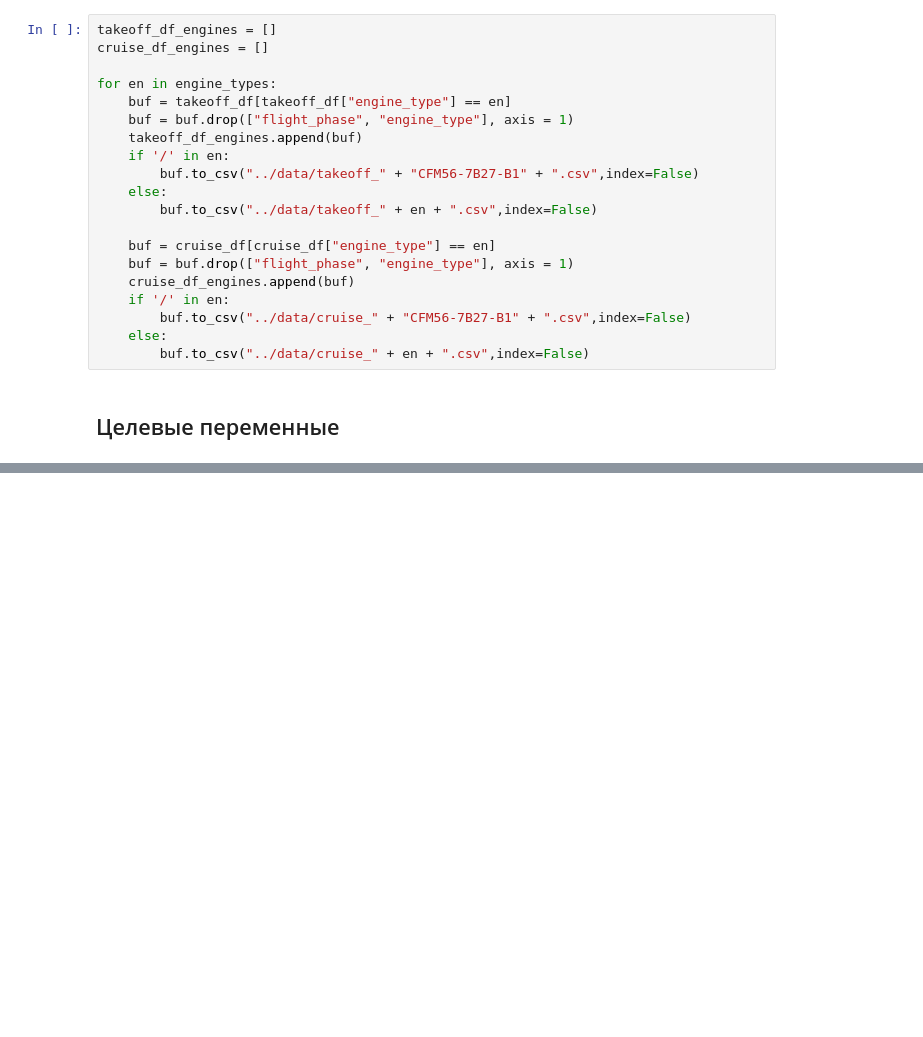
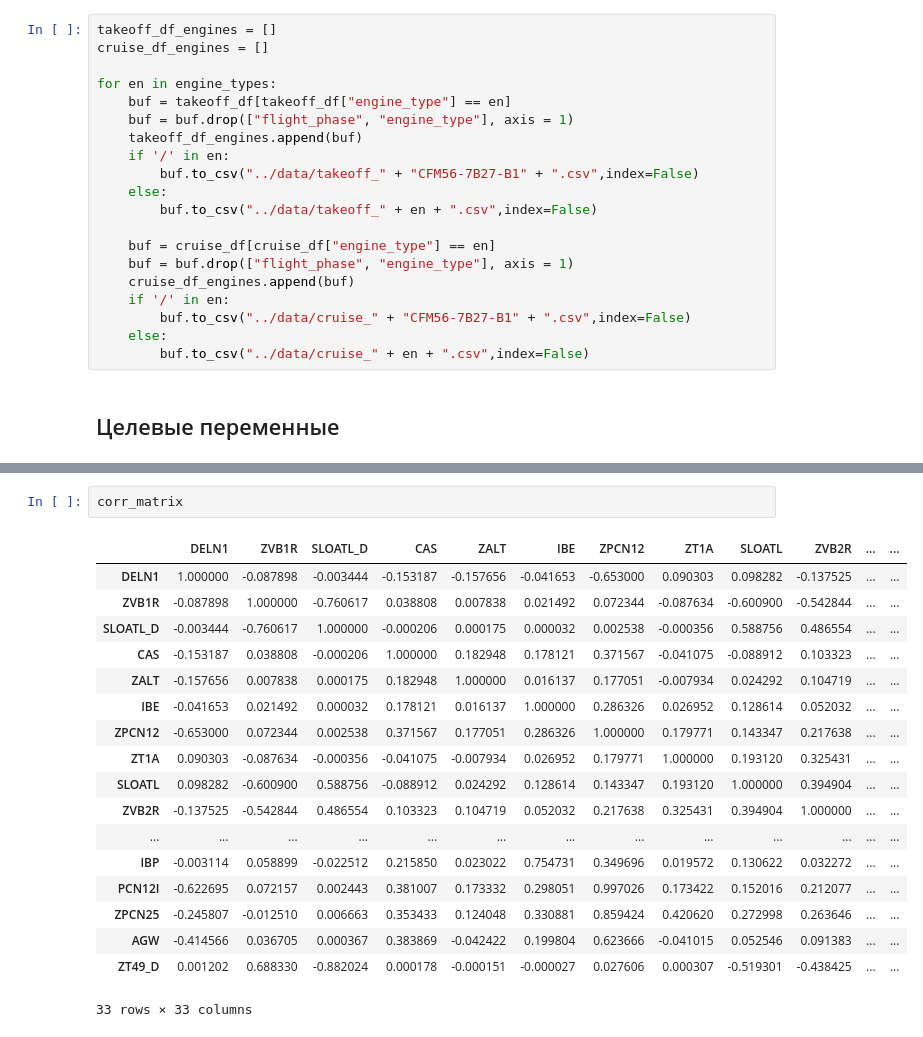
Before and after one commit to tainella/SkyRulers, a Jupyter notebook: ML/notebooks/parser.ipynb, the cells around one changed output, grey strips where cells are left out. Cells and saved outputs as stored; diff of their text form; blank space fills up the shorter version.

```diff
--- a/ML/notebooks/parser.ipynb
+++ b/ML/notebooks/parser.ipynb
@@ -130,0 +322,21 @@ df["engine_id"].unique()[0]
+# %%
+corr_matrix
+# %% [output]
+|  | DELN1 | ZVB1R | SLOATL_D | CAS | ZALT | IBE | ZPCN12 | ZT1A | SLOATL | ZVB2R | ... | ... |
+| DELN1 | 1.000000 | -0.087898 | -0.003444 | -0.153187 | -0.157656 | -0.041653 | -0.653000 | 0.090303 | 0.098282 | -0.137525 | ... | ... |
+| ZVB1R | -0.087898 | 1.000000 | -0.760617 | 0.038808 | 0.007838 | 0.021492 | 0.072344 | -0.087634 | -0.600900 | -0.542844 | ... | ... |
+| SLOATL_D | -0.003444 | -0.760617 | 1.000000 | -0.000206 | 0.000175 | 0.000032 | 0.002538 | -0.000356 | 0.588756 | 0.486554 | ... | ... |
+| CAS | -0.153187 | 0.038808 | -0.000206 | 1.000000 | 0.182948 | 0.178121 | 0.371567 | -0.041075 | -0.088912 | 0.103323 | ... | ... |
+| ZALT | -0.157656 | 0.007838 | 0.000175 | 0.182948 | 1.000000 | 0.016137 | 0.177051 | -0.007934 | 0.024292 | 0.104719 | ... | ... |
+| IBE | -0.041653 | 0.021492 | 0.000032 | 0.178121 | 0.016137 | 1.000000 | 0.286326 | 0.026952 | 0.128614 | 0.052032 | ... | ... |
+| ZPCN12 | -0.653000 | 0.072344 | 0.002538 | 0.371567 | 0.177051 | 0.286326 | 1.000000 | 0.179771 | 0.143347 | 0.217638 | ... | ... |
+| ZT1A | 0.090303 | -0.087634 | -0.000356 | -0.041075 | -0.007934 | 0.026952 | 0.179771 | 1.000000 | 0.193120 | 0.325431 | ... | ... |
+| SLOATL | 0.098282 | -0.600900 | 0.588756 | -0.088912 | 0.024292 | 0.128614 | 0.143347 | 0.193120 | 1.000000 | 0.394904 | ... | ... |
+| ZVB2R | -0.137525 | -0.542844 | 0.486554 | 0.103323 | 0.104719 | 0.052032 | 0.217638 | 0.325431 | 0.394904 | 1.000000 | ... | ... |
+| ... | ... | ... | ... | ... | ... | ... | ... | ... | ... | ... | ... | ... |
+| IBP | -0.003114 | 0.058899 | -0.022512 | 0.215850 | 0.023022 | 0.754731 | 0.349696 | 0.019572 | 0.130622 | 0.032272 | ... | ... |
+| PCN12I | -0.622695 | 0.072157 | 0.002443 | 0.381007 | 0.173332 | 0.298051 | 0.997026 | 0.173422 | 0.152016 | 0.212077 | ... | ... |
+| ZPCN25 | -0.245807 | -0.012510 | 0.006663 | 0.353433 | 0.124048 | 0.330881 | 0.859424 | 0.420620 | 0.272998 | 0.263646 | ... | ... |
+| AGW | -0.414566 | 0.036705 | 0.000367 | 0.383869 | -0.042422 | 0.199804 | 0.623666 | -0.041015 | 0.052546 | 0.091383 | ... | ... |
+| ZT49_D | 0.001202 | 0.688330 | -0.882024 | 0.000178 | -0.000151 | -0.000027 | 0.027606 | 0.000307 | -0.519301 | -0.438425 | ... | ... |
+33 rows × 33 columns
```
Also changed, not shown: parts of 32 cells of this notebook.
